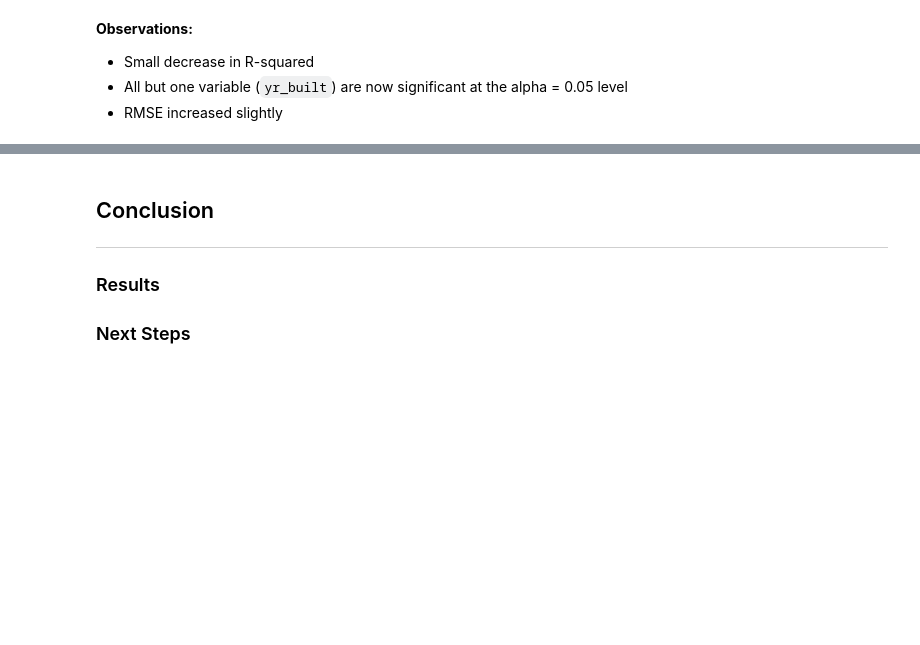
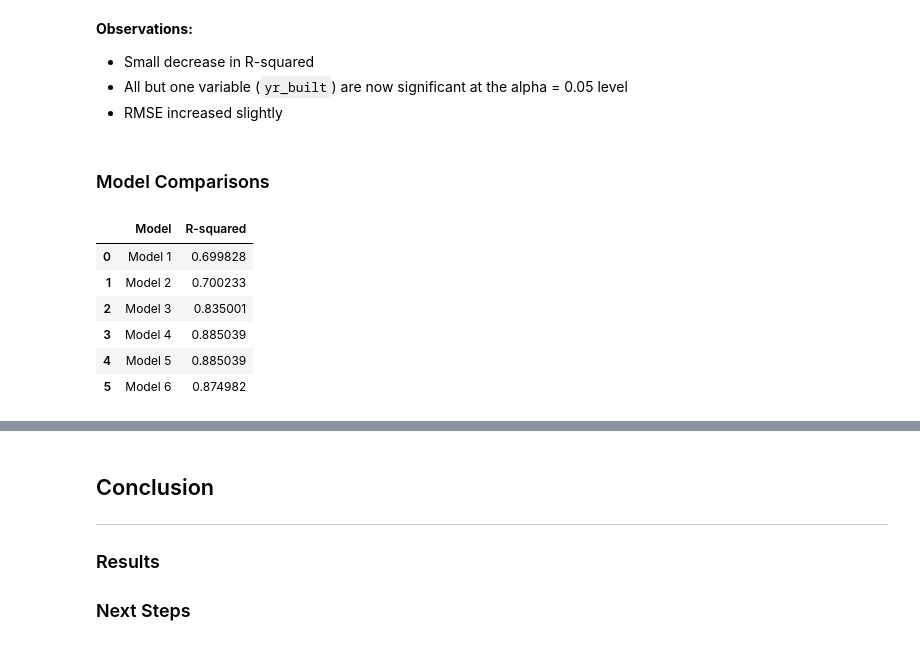
Before and after one commit to tjkyner/housing-regression-model, a Jupyter notebook: notebook.ipynb, the cells around one changed output, grey strips where cells are left out. Saved outputs shown, nothing was run; the diff lists cells and outputs as text; code cells hidden in the pictures; blank space fills up the shorter version.

```diff
--- a/notebook.ipynb
+++ b/notebook.ipynb
@@ -1200,3 +1200,20 @@ get_qqplot(model_6);
 - Small decrease in R-squared
 - All but one variable (`yr_built`) are now significant at the alpha = 0.05 level
 - RMSE increased slightly
+# %% [markdown]
+### Model Comparisons
+# %%
+rsquareds = [model.rsquared, model_2.rsquared, model_3.rsquared,
+             model_4.rsquared, model_5.rsquared, model_6.rsquared]
+
+df_comparison = pd.DataFrame({'Model': [f'Model {i}' for i in range(1, 7)],
+                              'R-squared': rsquareds})
+df_comparison
+# %% [output]
+|  | Model | R-squared |
+| 0 | Model 1 | 0.699828 |
+| 1 | Model 2 | 0.700233 |
+| 2 | Model 3 | 0.835001 |
+| 3 | Model 4 | 0.885039 |
+| 4 | Model 5 | 0.885039 |
+| 5 | Model 6 | 0.874982 |
```
Also changed, not shown: parts of 1 cell of this notebook, 1 other file.
